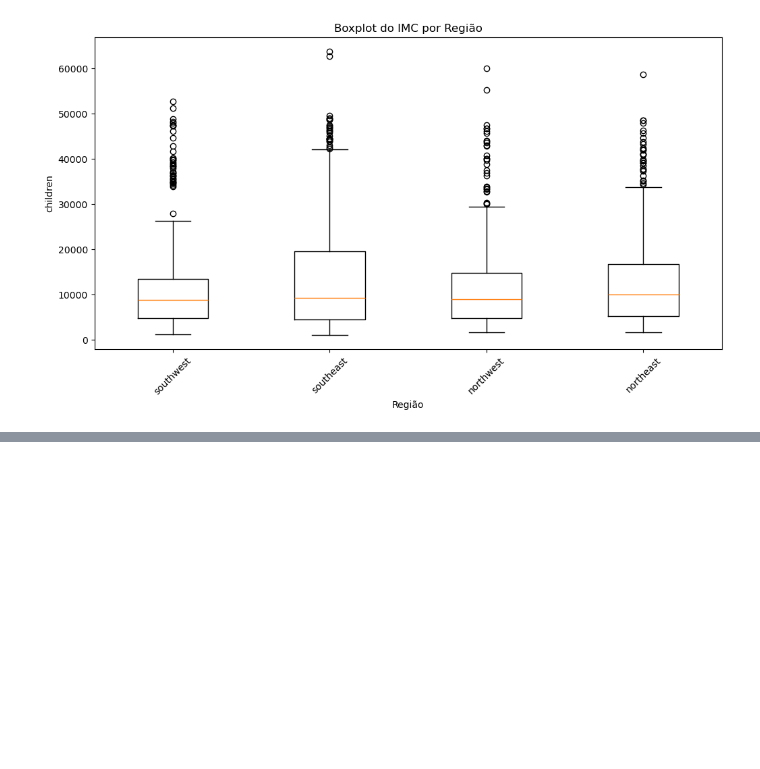
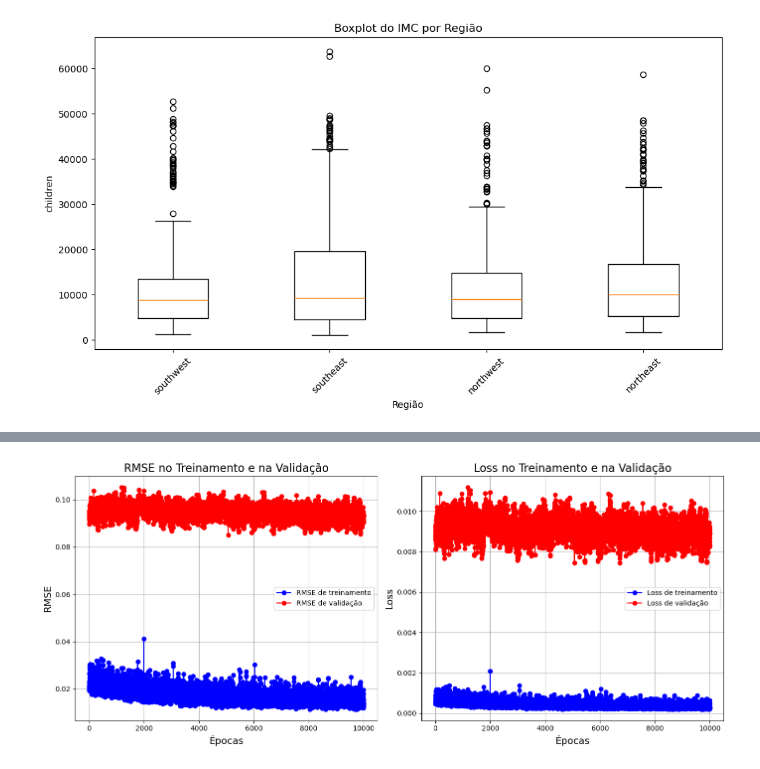
Before and after one commit to gabrieldadcarvalho/neural_network, a Jupyter notebook: projeto/01.ipynb, the cells around one changed output, grey strips where cells are left out. Drawn from its saved outputs; the diff is of its cells as text; code cells hidden in the pictures; blank space fills up the shorter version.

```diff
--- a/projeto/01.ipynb
+++ b/projeto/01.ipynb
@@ -719,3 +715,5 @@ X_train, X_test, y_train, y_test = train_test_split(X_t, y, test_size=0.2, rando
+# %%
+X_train, X_test, y_train, y_test = train_test_split(X_t, y_t, test_size=0.2, random_state=42)
 # %%
 # Métrica RMSE
 def rmse(y_true, y_pred):
@@ -725,10 +723,11 @@ def modelo_r():
     modelo = models.Sequential()
     modelo.add(Dense(128, activation="relu", input_shape=(X_t.shape[1],)))
     modelo.add(Dropout(0.1))
-    modelo.add(Dense(128, activation="relu"))
+    modelo.add(Dense(256, activation="relu"))
     modelo.add(Dropout(0.1))
-    modelo.add(Dense(128, activation="relu"))
+    modelo.add(Dense(800, activation="relu"))
     modelo.add(Dropout(0.1))
+    modelo.add(Dense(256, activation="relu"))
     modelo.add(Dense(1, activation = 'linear'))
     modelo.compile(optimizer="adam", loss="mse", metrics=[rmse])
 
@@ -736,6 +735,6 @@ def modelo_r():
 # %%
 modelo = modelo_r()
 # %%
-hist = modelo.fit(X_train, y_train, validation_split=0.2, epochs=10000)
+hist = modelo.fit(X_train, y_train, epochs=10000, validation_split=0.2)
 # %% [output]
 Epoch 1/10000
@@ -758,0 +757,34 @@ KeyboardInterrupt:
+# %%
+import seaborn as sns
+loss = hist.history['loss']
+val_loss = hist.history['val_loss']
+rmse = hist.history['rmse']
+val_rmse = hist.history['val_rmse']
+epochs = range(1, len(loss) + 1)
+
+# Plot da RMSE
+plt.figure(figsize=(14, 6))
+
+plt.subplot(1, 2, 1)
+plt.plot(epochs, rmse, 'o-', color='blue', label='RMSE de treinamento')
+plt.plot(epochs, val_rmse, 'o-', color='red', label='RMSE de validação')
+plt.title('RMSE no Treinamento e na Validação', fontsize=16)
+plt.xlabel('Épocas', fontsize=14)
+plt.ylabel('RMSE', fontsize=14)
+plt.legend()
+plt.grid(True)
+
+# Plot da perda
+plt.subplot(1, 2, 2)
+plt.plot(epochs, loss, 'o-', color='blue', label='Loss de treinamento')
+plt.plot(epochs, val_loss, 'o-', color='red', label='Loss de validação')
+plt.title('Loss no Treinamento e na Validação', fontsize=16)
+plt.xlabel('Épocas', fontsize=14)
+plt.ylabel('Loss', fontsize=14)
+plt.legend()
+plt.grid(True)
+
+plt.tight_layout()
+plt.show()
+# %% [output]
+[figure, added]
```
Also changed, not shown: parts of 22 cells of this notebook.
